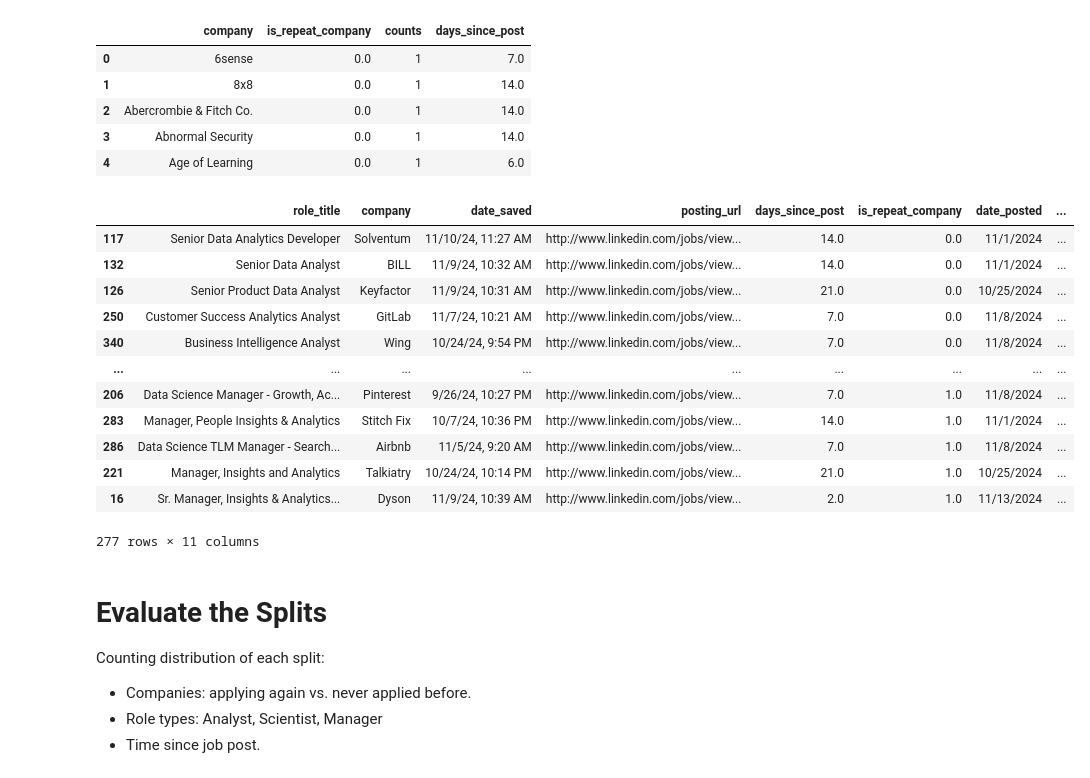
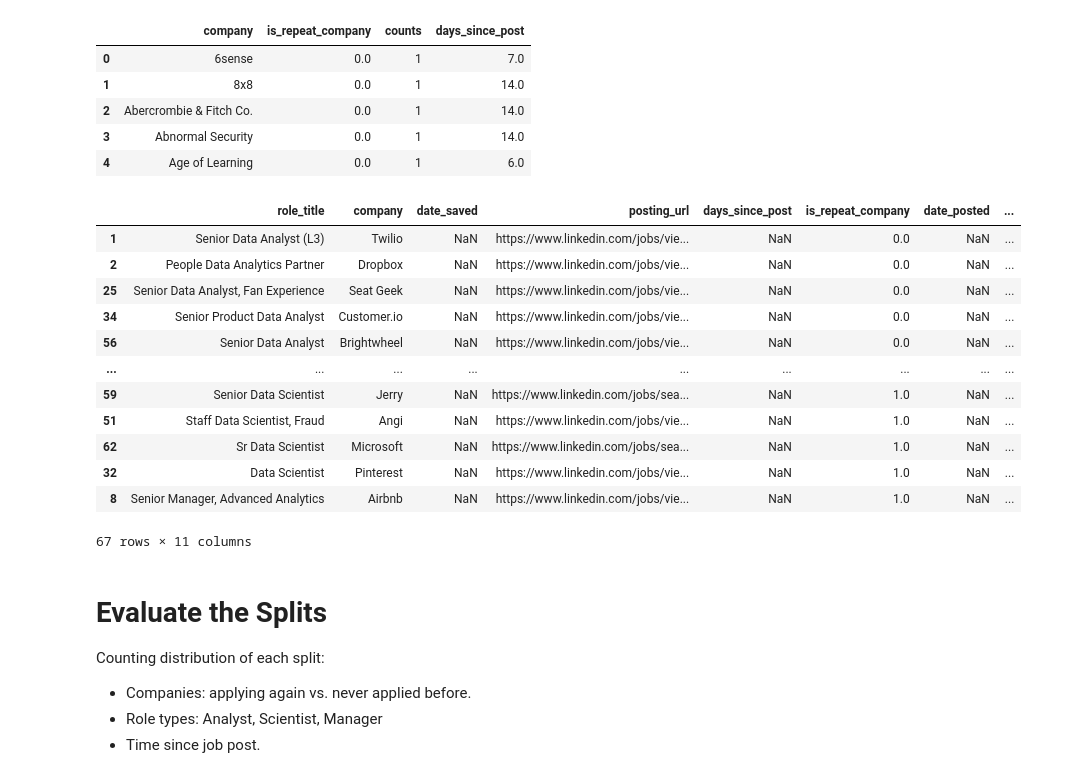
Before and after one commit to jeffreysanglin/resume_experiment, a Jupyter notebook: DataProcessing.ipynb, the cells around one changed output. Saved outputs shown, nothing was run; the diff lists cells and outputs as text; code cells hidden in the pictures.

Commit message:
creating new split csv for 12/2/24

```diff
--- a/DataProcessing.ipynb
+++ b/DataProcessing.ipynb
@@ -63,20 +63,37 @@ from IPython.display import FileLink
 #import the job sampling data
 data_folder = "/notebooks/resume_experiment/data"
 dataf = "modified_data.csv"
+dataf2 = "modified_data II.csv"
 data_file = os.path.join(data_folder, dataf)
+data_file2 = os.path.join(data_folder,dataf2)
 
 print(data_file)
 # %% [output]
 /notebooks/resume_experiment/data/modified_data.csv
+# %%
+def procData(fname):
+    data_folder = "/notebooks/resume_experiment/data"
+    data_file = os.path.join(data_folder, fname)
+    # Read in our job postings data from "modified_data.csv"
+    raw_df = pd.read_csv(data_file, low_memory=False)
+    raw_df = raw_df.dropna(axis=0,subset="role_title")
+    raw_df = raw_df.loc[raw_df.loc[:,'DELETE Row'] != True]
+    # Base the assignment on whether a repeat company and the type of role (data scientist, analyst, or manager/lead).
+    raw_df['sorting_hat_col'] = raw_df['is_repeat_company'].astype('str')+"_"+raw_df['role_cat']
+    raw_df = raw_df.drop(["Applied Jobs Check", "DELETE Row", "Check Unique Job/Co"], axis=1)
+    return(raw_df)
 # %%
 # Read in our job postings data from "modified_data.csv"
-raw_df = pd.read_csv(data_file, low_memory=False)
-raw_df = raw_df.dropna(axis=0,subset="role_title")
-raw_df = raw_df.loc[raw_df.loc[:,'DELETE Row'] != True]
+#raw_df = pd.read_csv(data_file, low_memory=False)
+#raw_df = raw_df.dropna(axis=0,subset="role_title")
+#raw_df = raw_df.loc[raw_df.loc[:,'DELETE Row'] != True]
+#
+## Base the assignment on whether a repeat company and the type of role (data scientist, analyst, or manager/lead).
+#raw_df['sorting_hat_col'] = raw_df['is_repeat_company'].astype('str')+"_"+raw_df['role_cat']
+#raw_df = raw_df.drop(["Applied Jobs Check", "DELETE Row", "Check Unique Job/Co"], axis=1)
+#
+#display(raw_df.sample(5))
+#display(raw_df.loc[raw_df.loc[:,"sorting_hat_col"].isnull()].head(10))
 
-# Base the assignment on whether a repeat company and the type of role (data scientist, analyst, or manager/lead).
-raw_df['sorting_hat_col'] = raw_df['is_repeat_company'].astype('str')+"_"+raw_df['role_cat']
-raw_df = raw_df.drop(["Applied Jobs Check", "DELETE Row", "Check Unique Job/Co"], axis=1)
-
-display(raw_df.sample(5))
-display(raw_df.loc[raw_df.loc[:,"sorting_hat_col"].isnull()].head(10))
+raw_df = procData(dataf)
+raw_df2 = procData(dataf2)
@@ -151,53 +160,54 @@ def sortingHat(data, stratification_col, split_percent=0.5, seed=42):
 
     # Validate split_percent
     if not (0 <= split_percent <= 1):
-        raise ValueError("split_percent must be between 0 and 1."
+        raise ValueError("split_percent must be between 0 and 1.")
 
     #df = pd.DataFrame(columns=data.columns)
     #Create a list of unique stratification segments.
     uni_strats = data[stratification_col].unique()
 
     #Setting our seed
     rng = np.random.default_rng(seed)
 
     # Create a new column for the splits
     data['ab_split'] = np.nan
 
     for s in uni_strats:
        # Filter rows for the current stratification group
         sorting_df = data.loc[data[stratification_col] == s]
         nrows = sorting_df.shape[0]
 
         # Generate random splits and align indices
         split = pd.Series(rng.integers(low=0, high=1, size=nrows, endpoint=True), index=sorting_df.index)
 
         # Assign the split values to the DataFrame
         data.loc[sorting_df.index, 'ab_split'] = split
 
         #print(f"{s}: {sorting_df.shape}")
         #print(split)
         #display(data.loc[sorting_df.index].head(2))
 
     #uni_strats['ab_split'] = pd.Series(rng.integers(low=0, high=1, size=uni_strats.shape[0], endpoint=True), index=uni_strats.index)
 
     return(data)
 
 sort_split = sortingHat(raw_df, 'sorting_hat_col', split_percent=0.5).sort_values(by="sorting_hat_col")
-display(sort_split)
+sort_split2 = sortingHat(raw_df2, 'sorting_hat_col', split_percent=0.5).sort_values(by="sorting_hat_col")
+display(sort_split2)
 # %% [output]
 |  | role_title | company | date_saved | posting_url | days_since_post | is_repeat_company | date_posted | ... |
-| 117 | Senior Data Analytics Developer | Solventum | 11/10/24, 11:27 AM | http://www.linkedin.com/jobs/view... | 14.0 | 0.0 | 11/1/2024 | ... |
-| 132 | Senior Data Analyst | BILL | 11/9/24, 10:32 AM | http://www.linkedin.com/jobs/view... | 14.0 | 0.0 | 11/1/2024 | ... |
-| 126 | Senior Product Data Analyst | Keyfactor | 11/9/24, 10:31 AM | http://www.linkedin.com/jobs/view... | 21.0 | 0.0 | 10/25/2024 | ... |
-| 250 | Customer Success Analytics Analyst | GitLab | 11/7/24, 10:21 AM | http://www.linkedin.com/jobs/view... | 7.0 | 0.0 | 11/8/2024 | ... |
-| 340 | Business Intelligence Analyst | Wing | 10/24/24, 9:54 PM | http://www.linkedin.com/jobs/view... | 7.0 | 0.0 | 11/8/2024 | ... |
+| 1 | Senior Data Analyst (L3) | Twilio | NaN | https://www.linkedin.com/jobs/vie... | NaN | 0.0 | NaN | ... |
+| 2 | People Data Analytics Partner | Dropbox | NaN | https://www.linkedin.com/jobs/vie... | NaN | 0.0 | NaN | ... |
+| 25 | Senior Data Analyst, Fan Experience | Seat Geek | NaN | https://www.linkedin.com/jobs/vie... | NaN | 0.0 | NaN | ... |
+| 34 | Senior Product Data Analyst | Customer.io | NaN | https://www.linkedin.com/jobs/vie... | NaN | 0.0 | NaN | ... |
+| 56 | Senior Data Analyst | Brightwheel | NaN | https://www.linkedin.com/jobs/vie... | NaN | 0.0 | NaN | ... |
 | ... | ... | ... | ... | ... | ... | ... | ... | ... |
-| 206 | Data Science Manager - Growth, Ac... | Pinterest | 9/26/24, 10:27 PM | http://www.linkedin.com/jobs/view... | 7.0 | 1.0 | 11/8/2024 | ... |
-| 283 | Manager, People Insights & Analytics | Stitch Fix | 10/7/24, 10:36 PM | http://www.linkedin.com/jobs/view... | 14.0 | 1.0 | 11/1/2024 | ... |
-| 286 | Data Science TLM Manager - Search... | Airbnb | 11/5/24, 9:20 AM | http://www.linkedin.com/jobs/view... | 7.0 | 1.0 | 11/8/2024 | ... |
-| 221 | Manager, Insights and Analytics | Talkiatry | 10/24/24, 10:14 PM | http://www.linkedin.com/jobs/view... | 21.0 | 1.0 | 10/25/2024 | ... |
-| 16 | Sr. Manager, Insights & Analytics... | Dyson | 11/9/24, 10:39 AM | http://www.linkedin.com/jobs/view... | 2.0 | 1.0 | 11/13/2024 | ... |
+| 59 | Senior Data Scientist | Jerry | NaN | https://www.linkedin.com/jobs/sea... | NaN | 1.0 | NaN | ... |
+| 51 | Staff Data Scientist, Fraud | Angi | NaN | https://www.linkedin.com/jobs/vie... | NaN | 1.0 | NaN | ... |
+| 62 | Sr Data Scientist | Microsoft | NaN | https://www.linkedin.com/jobs/sea... | NaN | 1.0 | NaN | ... |
+| 32 | Data Scientist | Pinterest | NaN | https://www.linkedin.com/jobs/vie... | NaN | 1.0 | NaN | ... |
+| 8 | Senior Manager, Advanced Analytics | Airbnb | NaN | https://www.linkedin.com/jobs/vie... | NaN | 1.0 | NaN | ... |
-277 rows × 11 columns
+67 rows × 11 columns
 # %%
 #split_df = pd.merge(raw_df, sort_split, how='outer', on='sorting_hat_col').sort_values(by="sorting_hat_col")
 #display(split_df)
```
Also changed, not shown: parts of 4 cells of this notebook.
